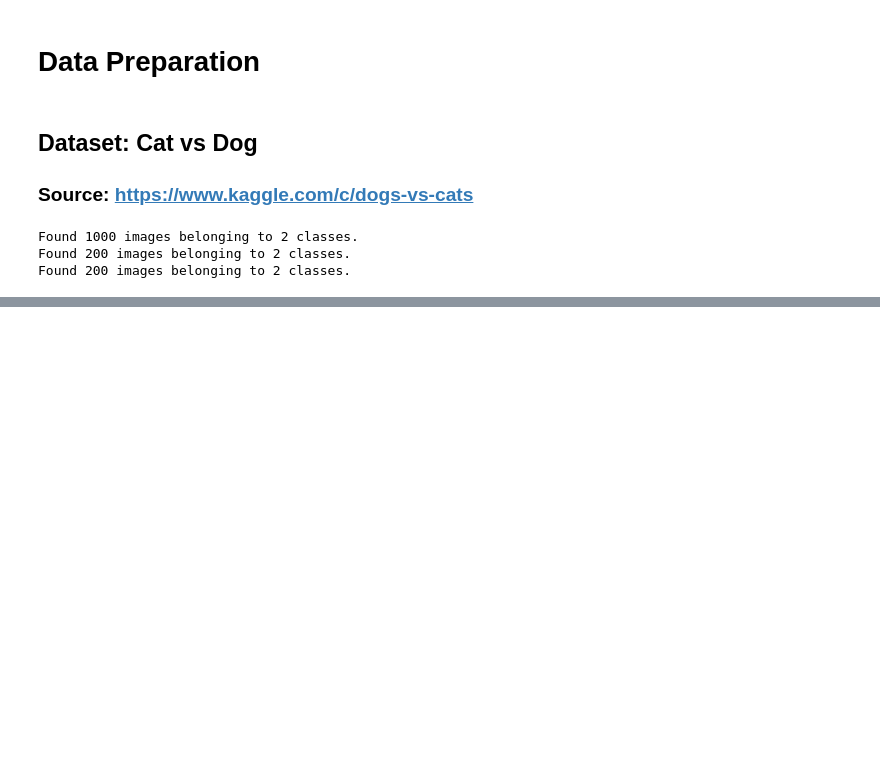
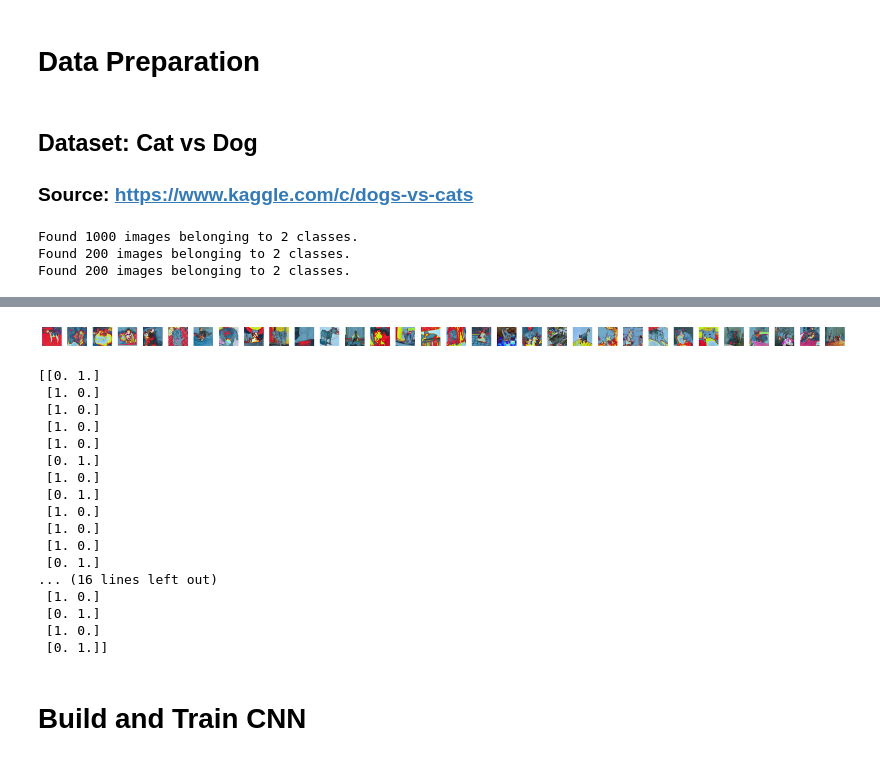
Before and after one commit to AntoniSopka97/Cat_Dog_Classifications_Keras, a Jupyter notebook: Cat_Dog_Classifications_use_Kearas.ipynb, the cells around one changed output, grey strips where cells are left out. Saved outputs shown, nothing was run; the diff lists cells and outputs as text; code cells hidden in the pictures; blank space fills up the shorter version.

```diff
--- a/Cat_Dog_Classifications_use_Kearas.ipynb
+++ b/Cat_Dog_Classifications_use_Kearas.ipynb
@@ -113,0 +121,25 @@ print(labels) #[1,0] - cat | [0,1] - dog
+# %%
+imgs, labels = next(valid_batches)
+plot_images(imgs, batch_size = 32)
+print(labels) #[1,0] - cat | [0,1] - dog
+# %% [output]
+[figure, added]
+[[0. 1.]
+ [1. 0.]
+ [1. 0.]
+ [1. 0.]
+ [1. 0.]
+ [0. 1.]
+ [1. 0.]
+ [0. 1.]
+ [1. 0.]
+ [1. 0.]
+ [1. 0.]
+ [0. 1.]
+... (16 lines left out)
+ [1. 0.]
+ [0. 1.]
+ [1. 0.]
+ [0. 1.]]
+# %% [markdown]
+# Build and Train CNN
```
Also changed, not shown: parts of 20 cells of this notebook.
